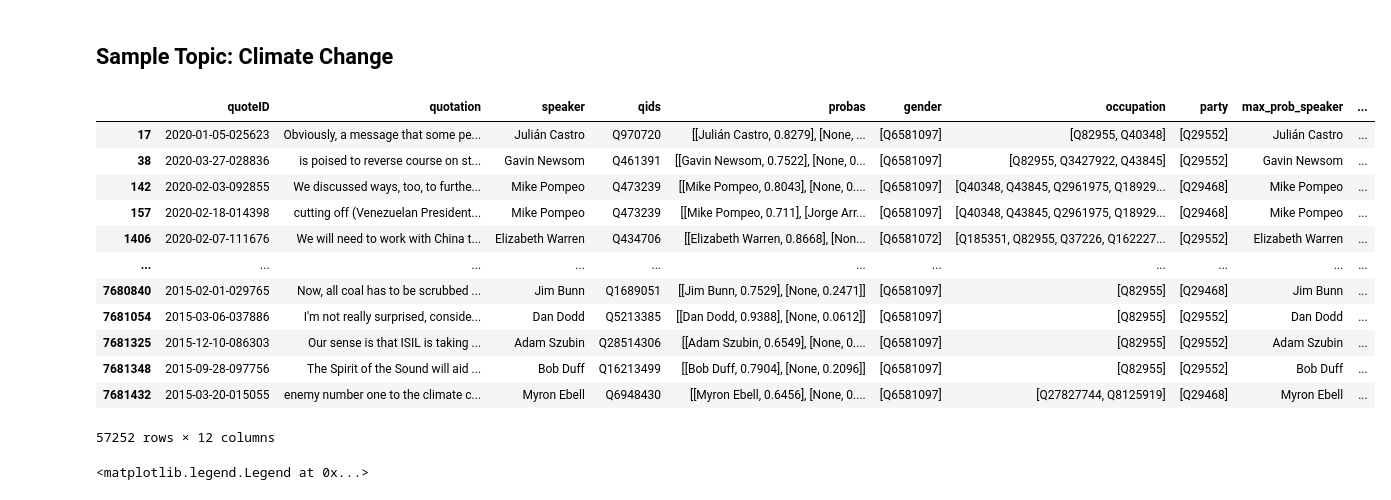
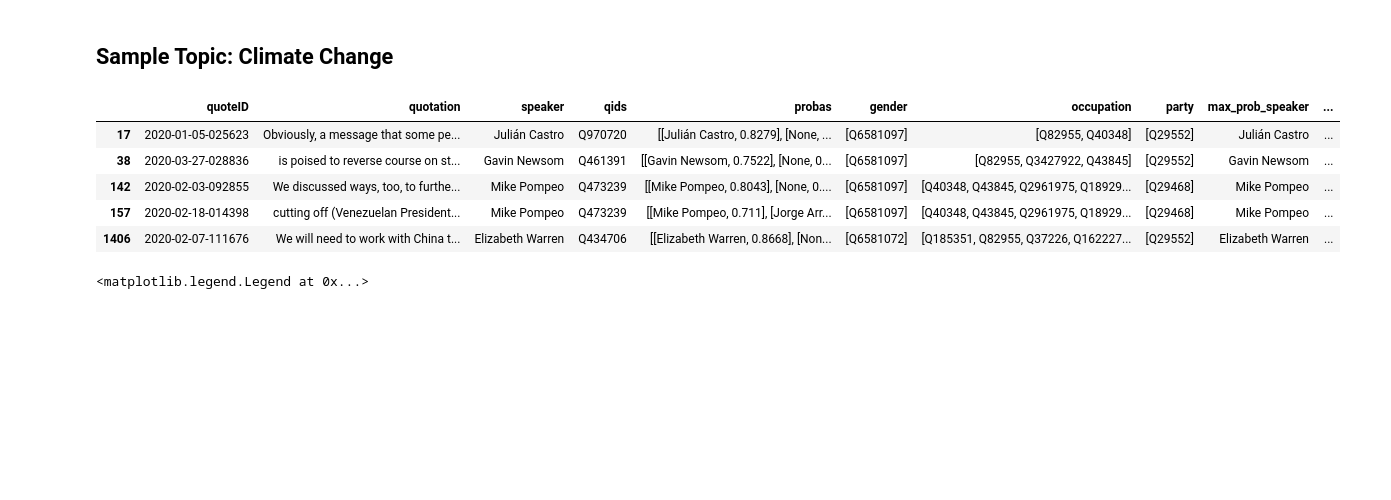
Before and after one commit to epfl-ada/ada-2021-project-the-internationadas, a Jupyter notebook: scripts/data_exploration.ipynb, the cells around one changed output. Cells and saved outputs as stored; diff of their text form; code cells hidden in the pictures; blank space fills up the shorter version.

```diff
--- a/scripts/data_exploration.ipynb
+++ b/scripts/data_exploration.ipynb
@@ -388,26 +315,26 @@ extract_value_from_qid(female_qid)
 # %%
 # Only get quotes that contain key vocabulary related to climate change
 # Vocabulary list extracted from https://www.health.state.mn.us/communities/environment/climate/docs/film/vocab_list.pdf
-df['climate_change_voc'] = df['quotation'].str.findall('climate change|ecosystem|habitat|atmosphere|weather|precipitation|climate|global climate|\
-fossil fuel| coal | oil |natural gas|greenhouse gas|water vapor|carbon dioxide|methane|ozone|ultraviolet radioation|greenhouse effect|global warming|\
-adaptation|mitigation|carbon footprint|renewable resource|extreme weather event|drought|infectious disease|invasive species|pollutant|allergen|asthma', flags=re.IGNORECASE)
+climate_change_data_path = '/content/drive/MyDrive/Quotebank_Repub_Dem/climate_change_quotes.parquet'
+if os.path.exists(climate_change_data_path):
+  df_climate_change = pd.read_parquet(climate_change_data_path)
+else:
+  df['climate_change_voc'] = df['quotation'].str.findall('climate change|ecosystem|habitat|atmosphere|weather|precipitation|climate|global climate|\
+  fossil fuel| coal | oil |natural gas|greenhouse gas|water vapor|carbon dioxide|methane|ozone|ultraviolet radioation|greenhouse effect|global warming|\
+  adaptation|mitigation|carbon footprint|renewable resource|extreme weather event|drought|infectious disease|invasive species|pollutant|allergen|asthma', flags=re.IGNORECASE)
+  df_climate_change = df[df['climate_change_voc'].apply(lambda x: len(x)) > 0]
+  df_climate_change.to_parquet('/content/drive/MyDrive/Quotebank_Repub_Dem/climate_change_quotes.parquet')
+
+df_climate_change['party'] = df_climate_change['party'].apply(lambda x: x[0])
 # %%
-df_climate_change = df[df['climate_change_voc'].apply(lambda x: len(x)) > 0]
-df_climate_change
+df_climate_change.head()
 # %% [output]
 |  | quoteID | quotation | speaker | qids | probas | gender | occupation | party | max_prob_speaker | ... |
 | 17 | 2020-01-05-025623 | Obviously, a message that some pe... | Julián Castro | Q970720 | [[Julián Castro, 0.8279], [None, ... | [Q6581097] | [Q82955, Q40348] | [Q29552] | Julián Castro | ... |
 | 38 | 2020-03-27-028836 | is poised to reverse course on st... | Gavin Newsom | Q461391 | [[Gavin Newsom, 0.7522], [None, 0... | [Q6581097] | [Q82955, Q3427922, Q43845] | [Q29552] | Gavin Newsom | ... |
 | 142 | 2020-02-03-092855 | We discussed ways, too, to furthe... | Mike Pompeo | Q473239 | [[Mike Pompeo, 0.8043], [None, 0.... | [Q6581097] | [Q40348, Q43845, Q2961975, Q18929... | [Q29468] | Mike Pompeo | ... |
 | 157 | 2020-02-18-014398 | cutting off (Venezuelan President... | Mike Pompeo | Q473239 | [[Mike Pompeo, 0.711], [Jorge Arr... | [Q6581097] | [Q40348, Q43845, Q2961975, Q18929... | [Q29468] | Mike Pompeo | ... |
 | 1406 | 2020-02-07-111676 | We will need to work with China t... | Elizabeth Warren | Q434706 | [[Elizabeth Warren, 0.8668], [Non... | [Q6581072] | [Q185351, Q82955, Q37226, Q162227... | [Q29552] | Elizabeth Warren | ... |
-| ... | ... | ... | ... | ... | ... | ... | ... | ... | ... | ... |
-| 7680840 | 2015-02-01-029765 | Now, all coal has to be scrubbed ... | Jim Bunn | Q1689051 | [[Jim Bunn, 0.7529], [None, 0.2471]] | [Q6581097] | [Q82955] | [Q29468] | Jim Bunn | ... |
-| 7681054 | 2015-03-06-037886 | I'm not really surprised, conside... | Dan Dodd | Q5213385 | [[Dan Dodd, 0.9388], [None, 0.0612]] | [Q6581097] | [Q82955] | [Q29552] | Dan Dodd | ... |
-| 7681325 | 2015-12-10-086303 | Our sense is that ISIL is taking ... | Adam Szubin | Q28514306 | [[Adam Szubin, 0.6549], [None, 0.... | [Q6581097] | [Q82955] | [Q29552] | Adam Szubin | ... |
-| 7681348 | 2015-09-28-097756 | The Spirit of the Sound will aid ... | Bob Duff | Q16213499 | [[Bob Duff, 0.7904], [None, 0.2096]] | [Q6581097] | [Q82955] | [Q29552] | Bob Duff | ... |
-| 7681432 | 2015-03-20-015055 | enemy number one to the climate c... | Myron Ebell | Q6948430 | [[Myron Ebell, 0.6456], [None, 0.... | [Q6581097] | [Q27827744, Q8125919] | [Q29468] | Myron Ebell | ... |
-57252 rows × 12 columns
 # %%
 climate_change_words = 'climate change|ecosystem|habitat|atmosphere|weather|precipitation|climate|global climate|\
 fossil fuel| coal | oil |natural gas|greenhouse gas|water vapor|carbon dioxide|methane|ozone|ultraviolet radioation|greenhouse effect|global warming|\
```
Also changed, not shown: parts of 32 cells of this notebook.
